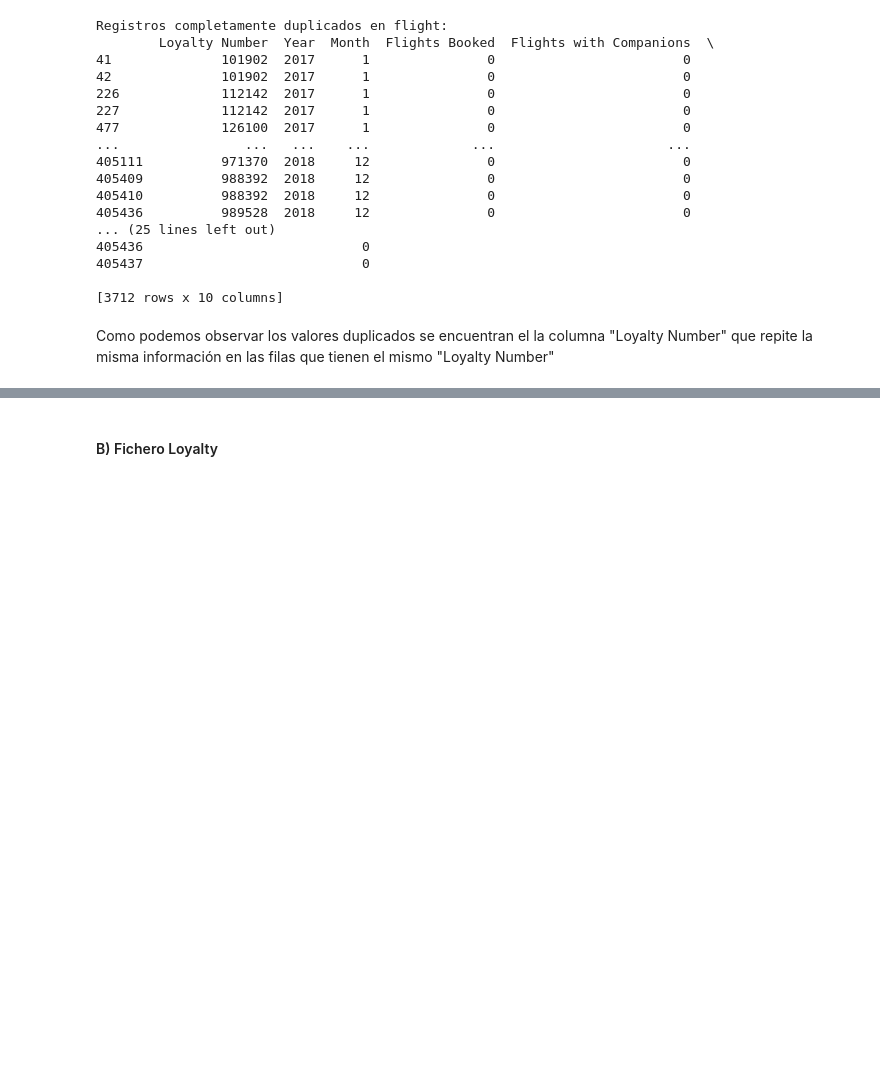
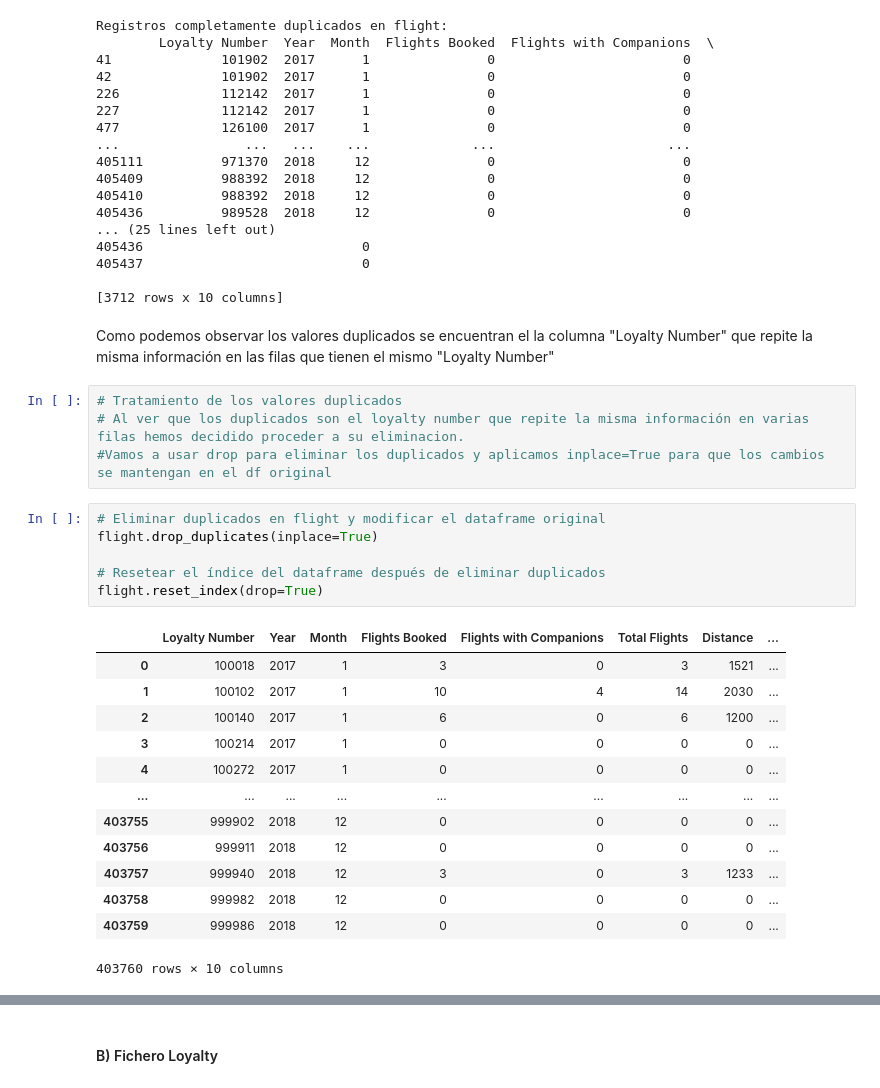
Before and after one commit to Adalab/bda-modulo-3-evaluacion-final-TeresaAdalab, a Jupyter notebook: Evaluacion Final Modulo 3.ipynb, the cells around one changed output, grey strips where cells are left out. Drawn from its saved outputs; the diff is of its cells as text; blank space fills up the shorter version.

Commit message:
Analisis de los duplicados

```diff
--- a/Evaluacion Final Modulo 3.ipynb
+++ b/Evaluacion Final Modulo 3.ipynb
@@ -188,3 +188,27 @@ Registros completamente duplicados en flight:
 [3712 rows x 10 columns]
 # %% [markdown]
 Como podemos observar los valores duplicados se encuentran el la columna "Loyalty Number" que repite la misma información en las filas que tienen el mismo "Loyalty Number"
+# %%
+# Tratamiento de los valores duplicados
+# Al ver que los duplicados son el loyalty number que repite la misma información en varias filas hemos decidido proceder a su eliminacion.
+#Vamos a usar drop para eliminar los duplicados y aplicamos inplace=True para que los cambios se mantengan en el df original
+# %%
+# Eliminar duplicados en flight y modificar el dataframe original
+flight.drop_duplicates(inplace=True)
+
+# Resetear el índice del dataframe después de eliminar duplicados
+flight.reset_index(drop=True)
+# %% [output]
+|  | Loyalty Number | Year | Month | Flights Booked | Flights with Companions | Total Flights | Distance | ... |
+| 0 | 100018 | 2017 | 1 | 3 | 0 | 3 | 1521 | ... |
+| 1 | 100102 | 2017 | 1 | 10 | 4 | 14 | 2030 | ... |
+| 2 | 100140 | 2017 | 1 | 6 | 0 | 6 | 1200 | ... |
+| 3 | 100214 | 2017 | 1 | 0 | 0 | 0 | 0 | ... |
+| 4 | 100272 | 2017 | 1 | 0 | 0 | 0 | 0 | ... |
+| ... | ... | ... | ... | ... | ... | ... | ... | ... |
+| 403755 | 999902 | 2018 | 12 | 0 | 0 | 0 | 0 | ... |
+| 403756 | 999911 | 2018 | 12 | 0 | 0 | 0 | 0 | ... |
+| 403757 | 999940 | 2018 | 12 | 3 | 0 | 3 | 1233 | ... |
+| 403758 | 999982 | 2018 | 12 | 0 | 0 | 0 | 0 | ... |
+| 403759 | 999986 | 2018 | 12 | 0 | 0 | 0 | 0 | ... |
+403760 rows × 10 columns
```
Also changed, not shown: parts of 4 cells of this notebook.
